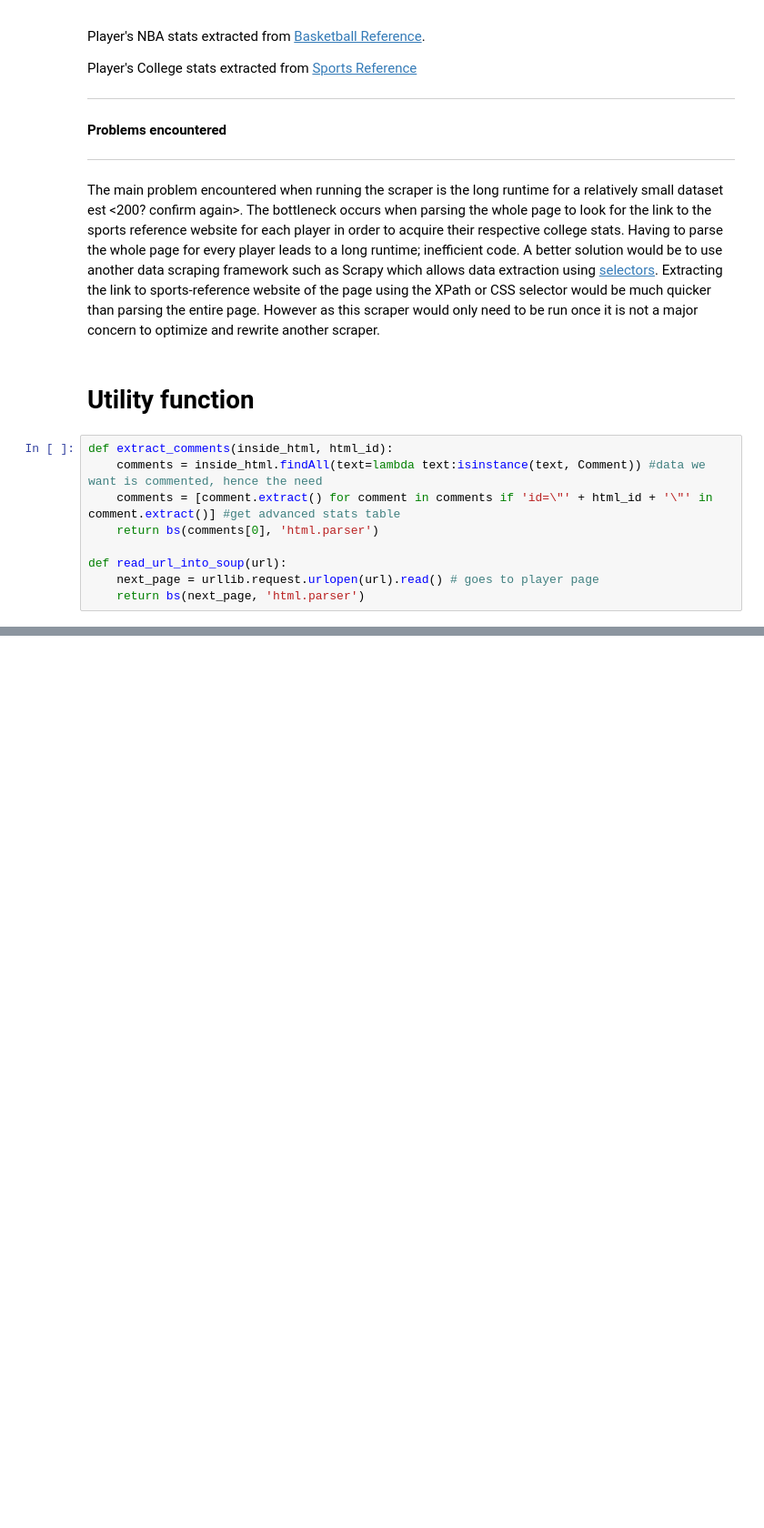
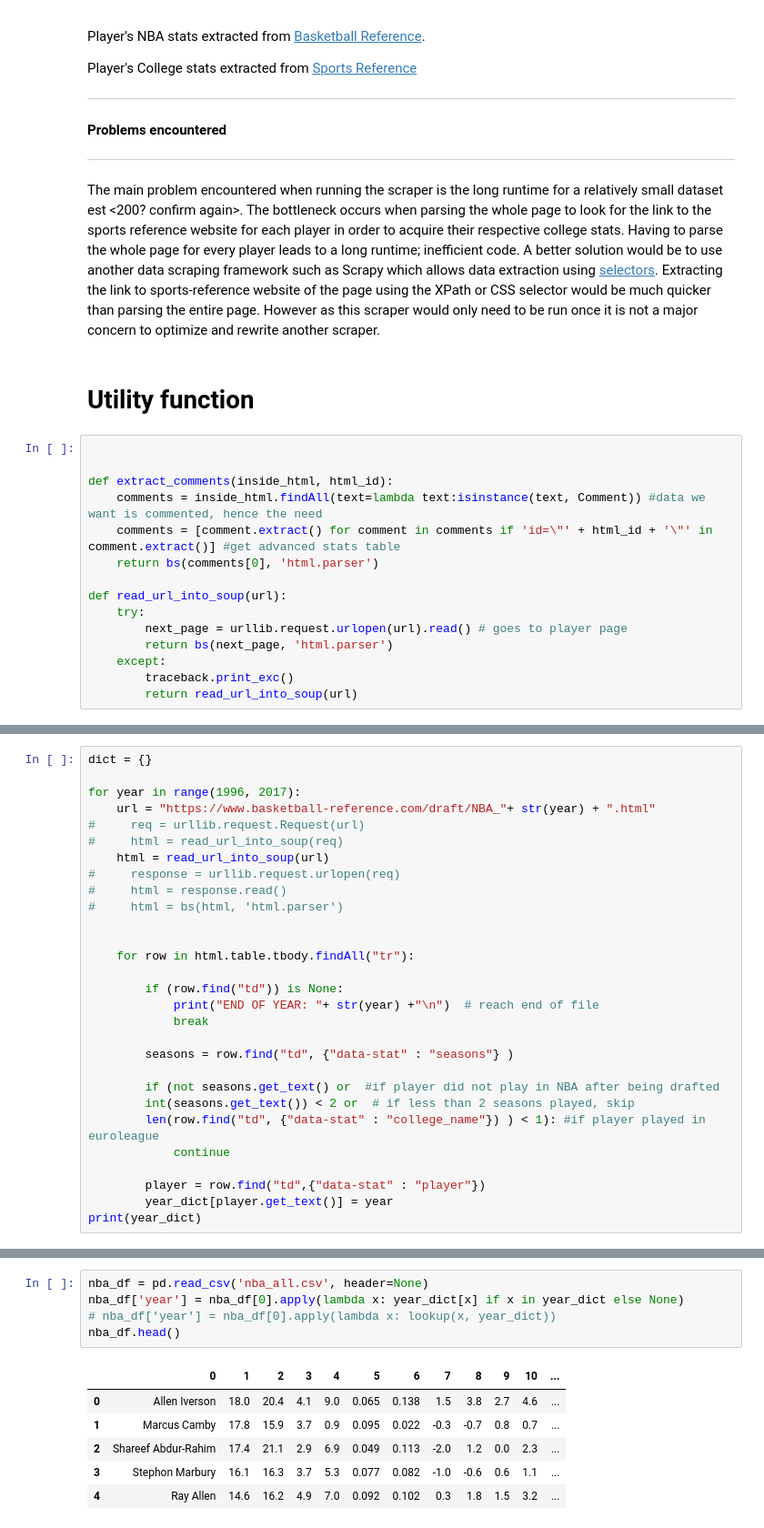
Before and after one commit to kkekk/NBA_Analytics, a Jupyter notebook: CE9010 Data Science Project NBA Analytics.ipynb, the cells around one changed output, grey strips where cells are left out. Shown at 91% size. Saved outputs shown, nothing was run; the diff lists cells and outputs as text; blank space fills up the shorter version.

```diff
--- a/CE9010 Data Science Project NBA Analytics.ipynb
+++ b/CE9010 Data Science Project NBA Analytics.ipynb
@@ -42,11 +44,17 @@ The main problem encountered when running the scraper is the long runtime for a
 # %% [markdown]
 # Utility function
 # %%
+
+
 def extract_comments(inside_html, html_id):
     comments = inside_html.findAll(text=lambda text:isinstance(text, Comment)) #data we want is commented, hence the need
     comments = [comment.extract() for comment in comments if 'id=\"' + html_id + '\"' in comment.extract()] #get advanced stats table
     return bs(comments[0], 'html.parser')
 
 def read_url_into_soup(url):
-    next_page = urllib.request.urlopen(url).read() # goes to player page
-    return bs(next_page, 'html.parser')
+    try:
+        next_page = urllib.request.urlopen(url).read() # goes to player page
+        return bs(next_page, 'html.parser')
+    except:
+        traceback.print_exc()
+        return read_url_into_soup(url)
@@ -155,0 +322,29 @@ with open("2016.txt","w") as fp:
+# %%
+dict = {}
+
+for year in range(1996, 2017):
+    url = "https://www.basketball-reference.com/draft/NBA_"+ str(year) + ".html"
+#     req = urllib.request.Request(url)
+#     html = read_url_into_soup(req)
+    html = read_url_into_soup(url)
+#     response = urllib.request.urlopen(req)
+#     html = response.read()
+#     html = bs(html, 'html.parser')
+
+
+    for row in html.table.tbody.findAll("tr"):
+
+        if (row.find("td")) is None:
+            print("END OF YEAR: "+ str(year) +"\n")  # reach end of file
+            break
+
+        seasons = row.find("td", {"data-stat" : "seasons"} )
+
+        if (not seasons.get_text() or  #if player did not play in NBA after being drafted
+        int(seasons.get_text()) < 2 or  # if less than 2 seasons played, skip
+        len(row.find("td", {"data-stat" : "college_name"}) ) < 1): #if player played in euroleague
+            continue
+
+        player = row.find("td",{"data-stat" : "player"})
+        year_dict[player.get_text()] = year
+print(year_dict)
@@ -155,0 +369,12 @@ with open("2016.txt","w") as fp:
+# %%
+nba_df = pd.read_csv('nba_all.csv', header=None)
+nba_df['year'] = nba_df[0].apply(lambda x: year_dict[x] if x in year_dict else None)
+# nba_df['year'] = nba_df[0].apply(lambda x: lookup(x, year_dict))
+nba_df.head()
+# %% [output]
+|  | 0 | 1 | 2 | 3 | 4 | 5 | 6 | 7 | 8 | 9 | 10 | ... |
+| 0 | Allen Iverson | 18.0 | 20.4 | 4.1 | 9.0 | 0.065 | 0.138 | 1.5 | 3.8 | 2.7 | 4.6 | ... |
+| 1 | Marcus Camby | 17.8 | 15.9 | 3.7 | 0.9 | 0.095 | 0.022 | -0.3 | -0.7 | 0.8 | 0.7 | ... |
+| 2 | Shareef Abdur-Rahim | 17.4 | 21.1 | 2.9 | 6.9 | 0.049 | 0.113 | -2.0 | 1.2 | 0.0 | 2.3 | ... |
+| 3 | Stephon Marbury | 16.1 | 16.3 | 3.7 | 5.3 | 0.077 | 0.082 | -1.0 | -0.6 | 0.6 | 1.1 | ... |
+| 4 | Ray Allen | 14.6 | 16.2 | 4.9 | 7.0 | 0.092 | 0.102 | 0.3 | 1.8 | 1.5 | 3.2 | ... |
```
Also changed, not shown: parts of 8 cells of this notebook, 50 other files.
